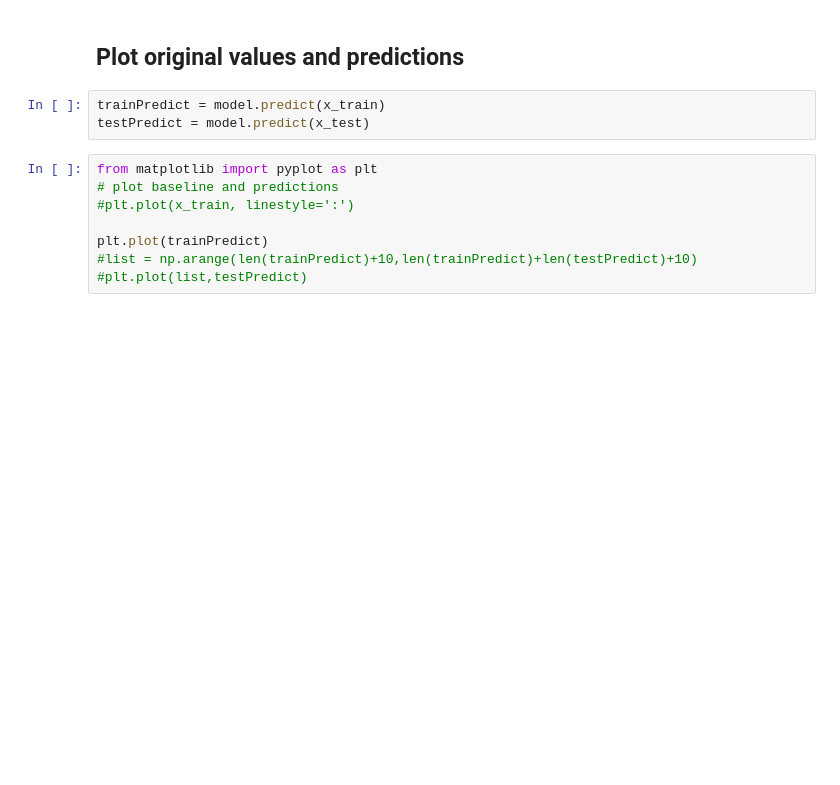
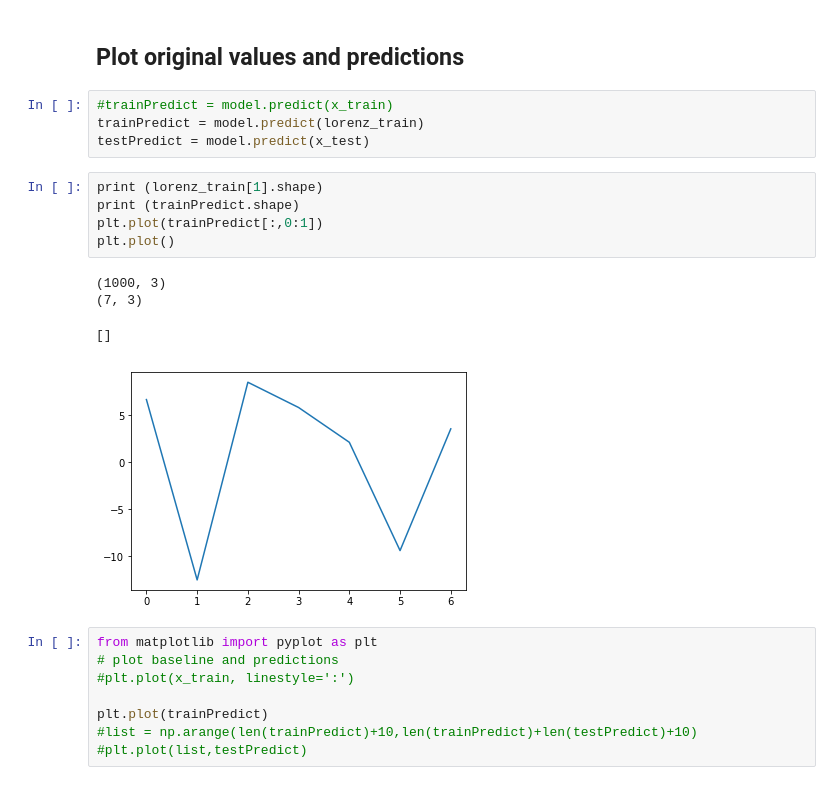
Before and after one commit to tgibbons-css/Keras_LSTM, a Jupyter notebook: Lorenz System- Tom updates.ipynb, the cells around one changed output. Cells and saved outputs as stored; diff of their text form; blank space fills up the shorter version.

Commit message:
To figure out the testing with one sequence instead of 7

```diff
--- a/Lorenz System- Tom updates.ipynb
+++ b/Lorenz System- Tom updates.ipynb
@@ -367,8 +367,19 @@ Epoch 10/10
 # %% [markdown]
 ## Plot original values and predictions
 # %%
-trainPredict = model.predict(x_train)
+#trainPredict = model.predict(x_train)
+trainPredict = model.predict(lorenz_train)
 testPredict = model.predict(x_test)
+# %%
+print (lorenz_train[1].shape)
+print (trainPredict.shape)
+plt.plot(trainPredict[:,0:1])
+plt.plot()
+# %% [output]
+(1000, 3)
+(7, 3)
+[]
+[figure, added]
 # %%
 from matplotlib import pyplot as plt
 # plot baseline and predictions
```
Also changed, not shown: parts of 8 cells of this notebook.
